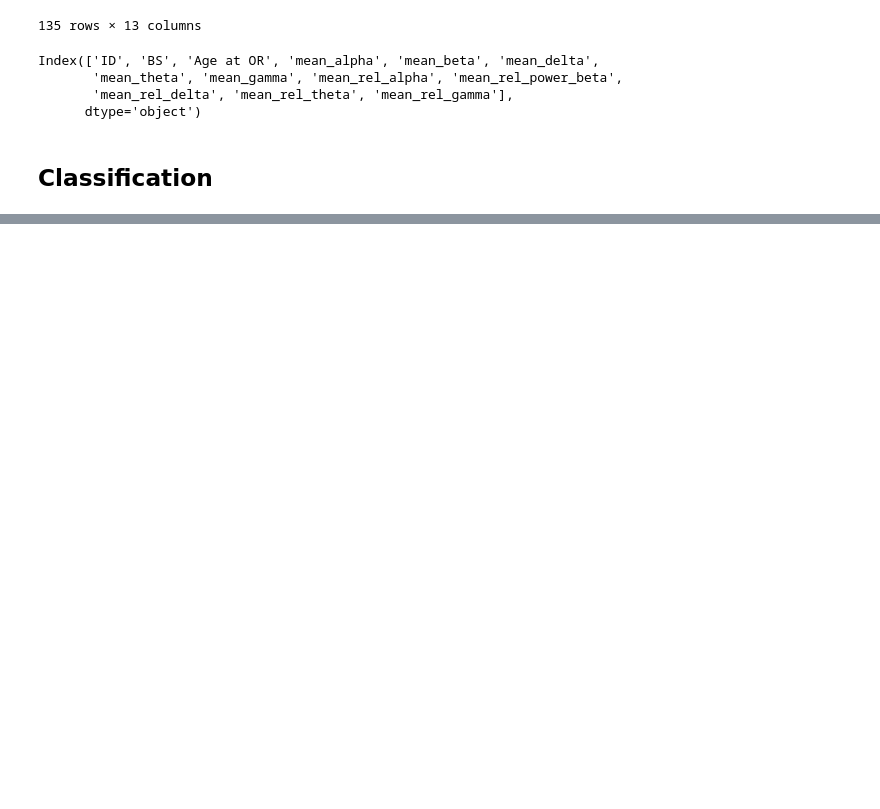
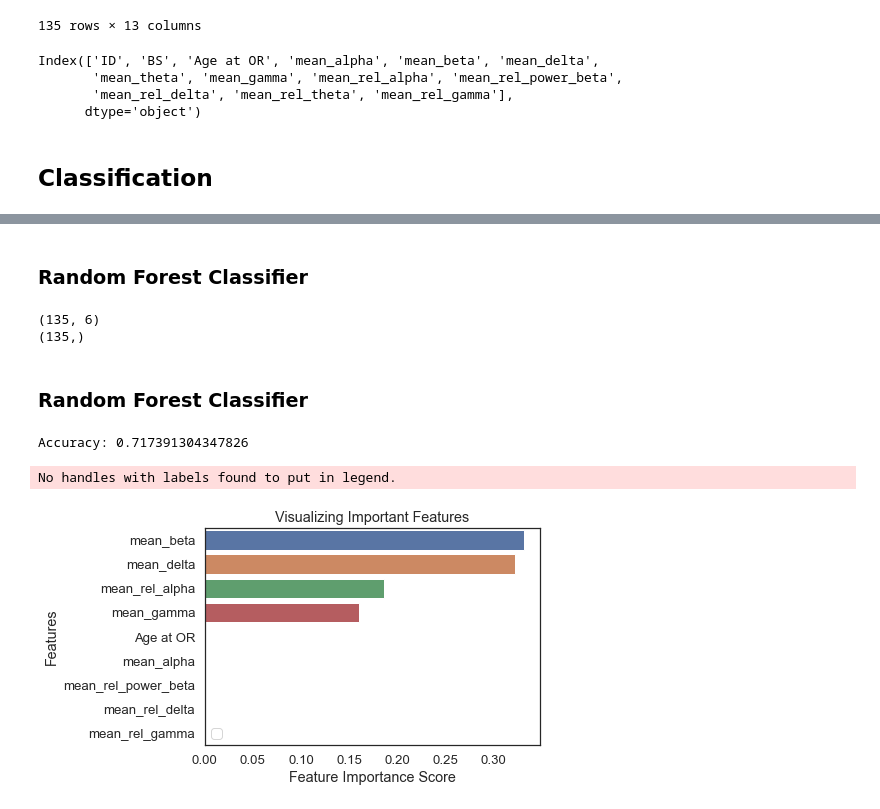
Before and after one commit to elifozkn/EEG-Burst-Suppression-Analysis, a Jupyter notebook: EEG-BS.ipynb, the cells around one changed output, grey strips where cells are left out. Cells and saved outputs as stored; diff of their text form; code cells hidden in the pictures; blank space fills up the shorter version.

```diff
--- a/EEG-BS.ipynb
+++ b/EEG-BS.ipynb
@@ -456,0 +468,18 @@ ModuleNotFoundError: No module named 'sklearn.externals.six'
+# %% [markdown]
+### Random Forest Classifier
+# %%
+cols = ['Age at OR', 'mean_alpha','mean_beta', 'mean_delta',
+        'mean_gamma', 'mean_rel_alpha', 'mean_rel_power_beta',
+       'mean_rel_delta', 'mean_rel_gamma']
+feature_cols = ['mean_alpha','mean_theta','mean_beta', 'mean_delta',
+        'mean_gamma','mean_rel_alpha']
+X = annotated_df[feature_cols]
+y = annotated_df.BS
+X_train, X_test, y_train, y_test = train_test_split(X, y, test_size=0.34)
+print(X.shape)
+print(y.shape)
+# %% [output]
+(135, 6)
+(135,)
+# %% [markdown]
+### Random Forest Classifier
@@ -456,0 +491,20 @@ ModuleNotFoundError: No module named 'sklearn.externals.six'
+# %%
+print("Accuracy:",metrics.accuracy_score(y_test, y_pred))
+# %% [output]
+Accuracy: 0.717391304347826
+# %%
+feature_imp = pd.Series(clf.feature_importances_,index=cols ).sort_values(ascending=False)
+import matplotlib.pyplot as plt
+import seaborn as sns
+%matplotlib inline
+# Creating a bar plot
+sns.barplot(x=feature_imp, y=feature_imp.index)
+# Add labels to your graph
+plt.xlabel('Feature Importance Score')
+plt.ylabel('Features')
+plt.title("Visualizing Important Features")
+plt.legend()
+plt.show()
+# %% [output]
+No handles with labels found to put in legend.
+[figure, added]
```
Also changed, not shown: parts of 15 cells of this notebook, 1 other file.
